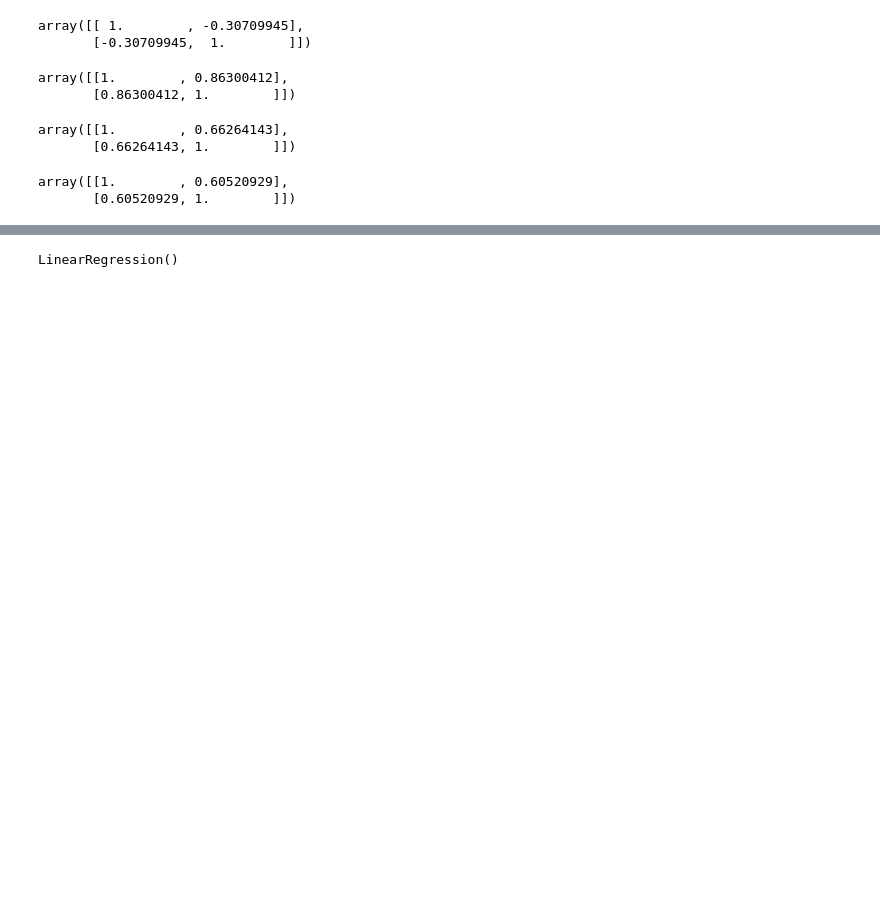
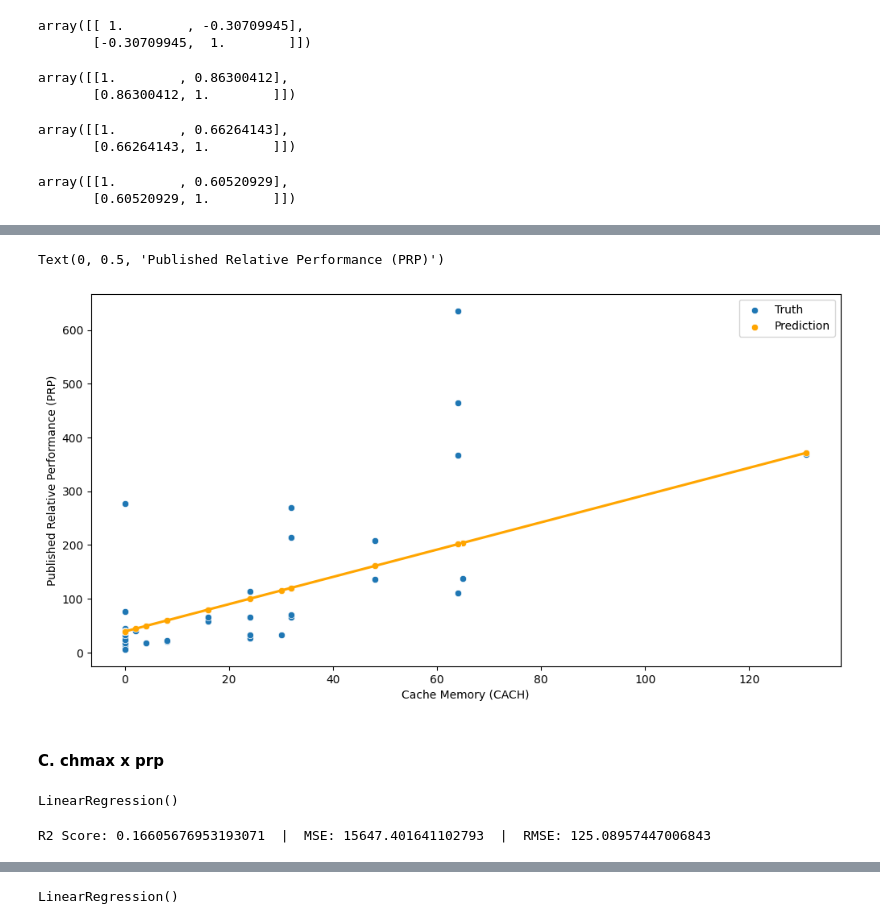
Before and after one commit to darren-sm/LE1_Malibiran_D, a Jupyter notebook: ML_Lab_Activity.ipynb, the cells around one changed output, grey strips where cells are left out. Cells and saved outputs as stored; diff of their text form; code cells hidden in the pictures; blank space fills up the shorter version.

```diff
--- a/ML_Lab_Activity.ipynb
+++ b/ML_Lab_Activity.ipynb
@@ -165,0 +222,30 @@ from sklearn.linear_model import LinearRegression
+# %%
+plt.figure(figsize=(12, 6))
+sns.scatterplot(x=test['cach'], y=test['prp'], label='Truth')
+sns.scatterplot(x=test['cach'], y=y_pred_cach, label='Prediction', color = 'orange')
+sns.regplot(x=test['cach'], y=y_pred_cach, scatter=False, color = 'orange')
+plt.xlabel('Cache Memory (CACH)')
+plt.ylabel('Published Relative Performance (PRP)')
+# %% [output]
+Text(0, 0.5, 'Published Relative Performance (PRP)')
+[figure, added]
+# %% [markdown]
+#### C. chmax x prp
+# %%
+model_chmax = LinearRegression()
+model_chmax.fit(train[['chmax']], train['prp'])
+# %% [output]
+LinearRegression()
+# %%
+# Prediction
+x_test_chmax = test[['chmax']]
+y_pred_chmax = model_chmax.predict(x_test_chmax)
+
+# Scoring
+_r2_score_chmax = r2_score(y_test, y_pred_chmax)
+_mse_chmax = mean_squared_error(y_test, y_pred_chmax)
+_rmse_chmax = root_mean_squared_error(y_test, y_pred_chmax)
+
+print(f"R2 Score: {_r2_score_chmax}  |  MSE: {_mse_chmax}  |  RMSE: {_rmse_chmax}")
+# %% [output]
+R2 Score: 0.16605676953193071  |  MSE: 15647.401641102793  |  RMSE: 125.08957447006843
```
Also changed, not shown: parts of 45 cells of this notebook.
